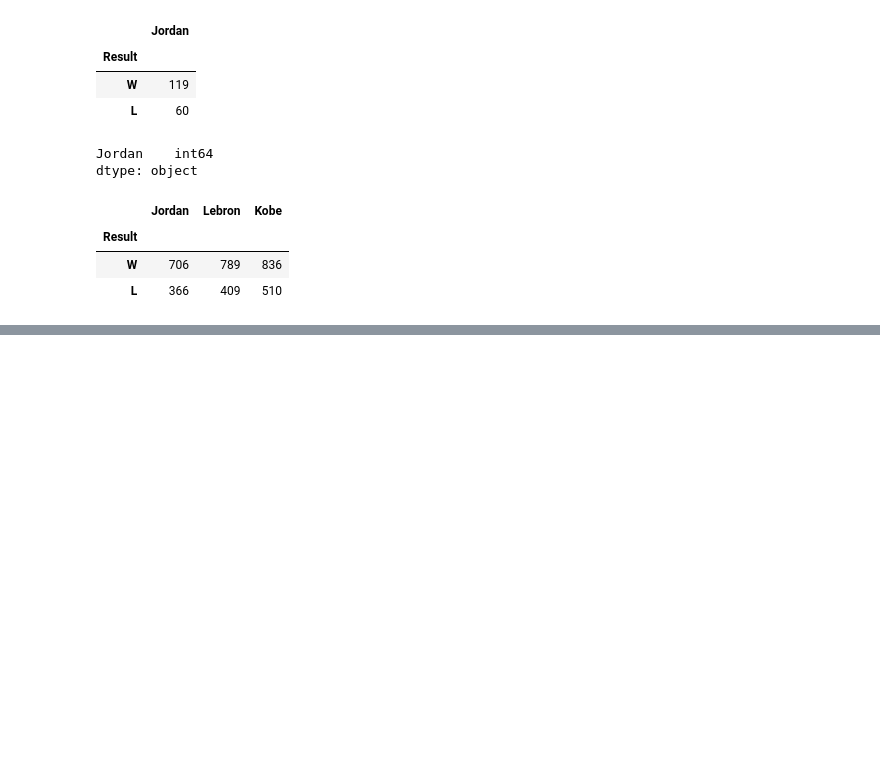
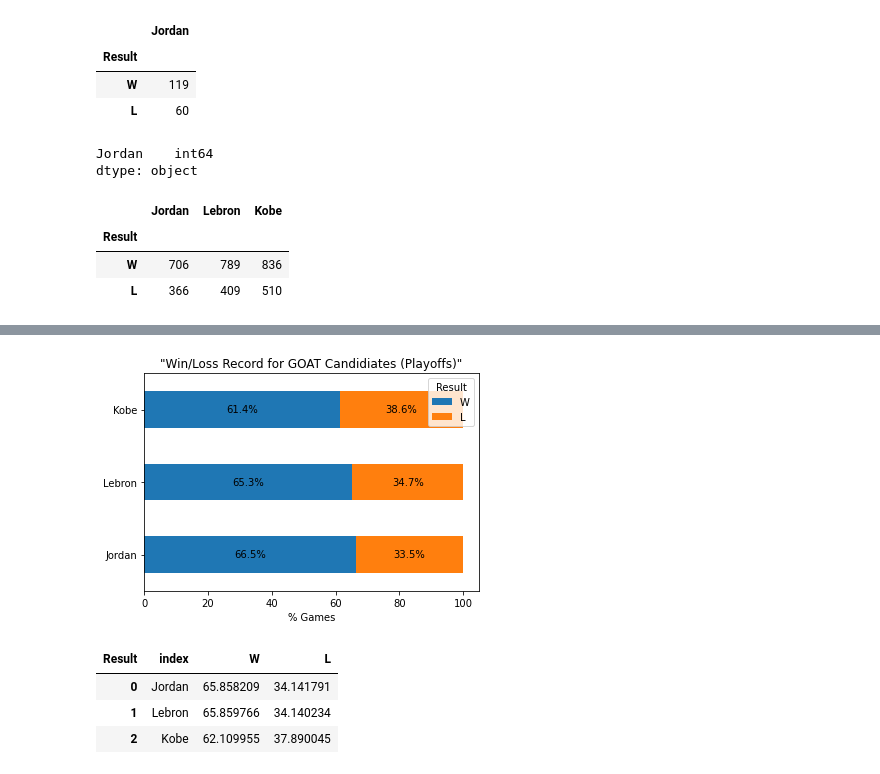
Before and after one commit to tstenner1/Data-Cleanup-and-Analysis-Project, a Jupyter notebook: All Game Stats-Stacked Bar Graph.ipynb, the cells around one changed output, grey strips where cells are left out. Saved outputs shown, nothing was run; the diff lists cells and outputs as text; code cells hidden in the pictures; blank space fills up the shorter version.

```diff
--- a/All Game Stats-Stacked Bar Graph.ipynb
+++ b/All Game Stats-Stacked Bar Graph.ipynb
@@ -226,0 +268,24 @@ plt.savefig('Win_Loss_PO.png')
+# %%
+rel.plot(
+    x = 'index',
+    kind = 'barh',
+    stacked = True,
+    title = '"Win/Loss Record for GOAT Candidiates (Playoffs)"',
+    mark_right = True)
+
+rel_total = rel["W"] + rel["L"]
+rel_rel = rel[rel.columns[1:]].div(rel_total, 0)*100
+
+plt.ylabel('')
+plt.xlabel('% Games')
+
+
+for n in rel_rel:
+    for i, (cs, ab, pc) in enumerate(zip(rel.iloc[:, 1:].cumsum(1)[n],
+                                         rel[n], rel_rel[n])):
+        plt.text(cs - ab / 2, i, str(np.round(pc, 1)) + '%',
+                 va = 'center', ha = 'center')
+
+plt.savefig('Win_Loss_PO.png')
+# %% [output]
+[figure, added]
@@ -226,0 +295,8 @@ plt.savefig('Win_Loss_PO.png')
+# %%
+rel2=rel2.reset_index()
+rel2.head()
+# %% [output]
+| Result | index | W | L |
+| 0 | Jordan | 65.858209 | 34.141791 |
+| 1 | Lebron | 65.859766 | 34.140234 |
+| 2 | Kobe | 62.109955 | 37.890045 |
```
Also changed, not shown: parts of 9 cells of this notebook.
